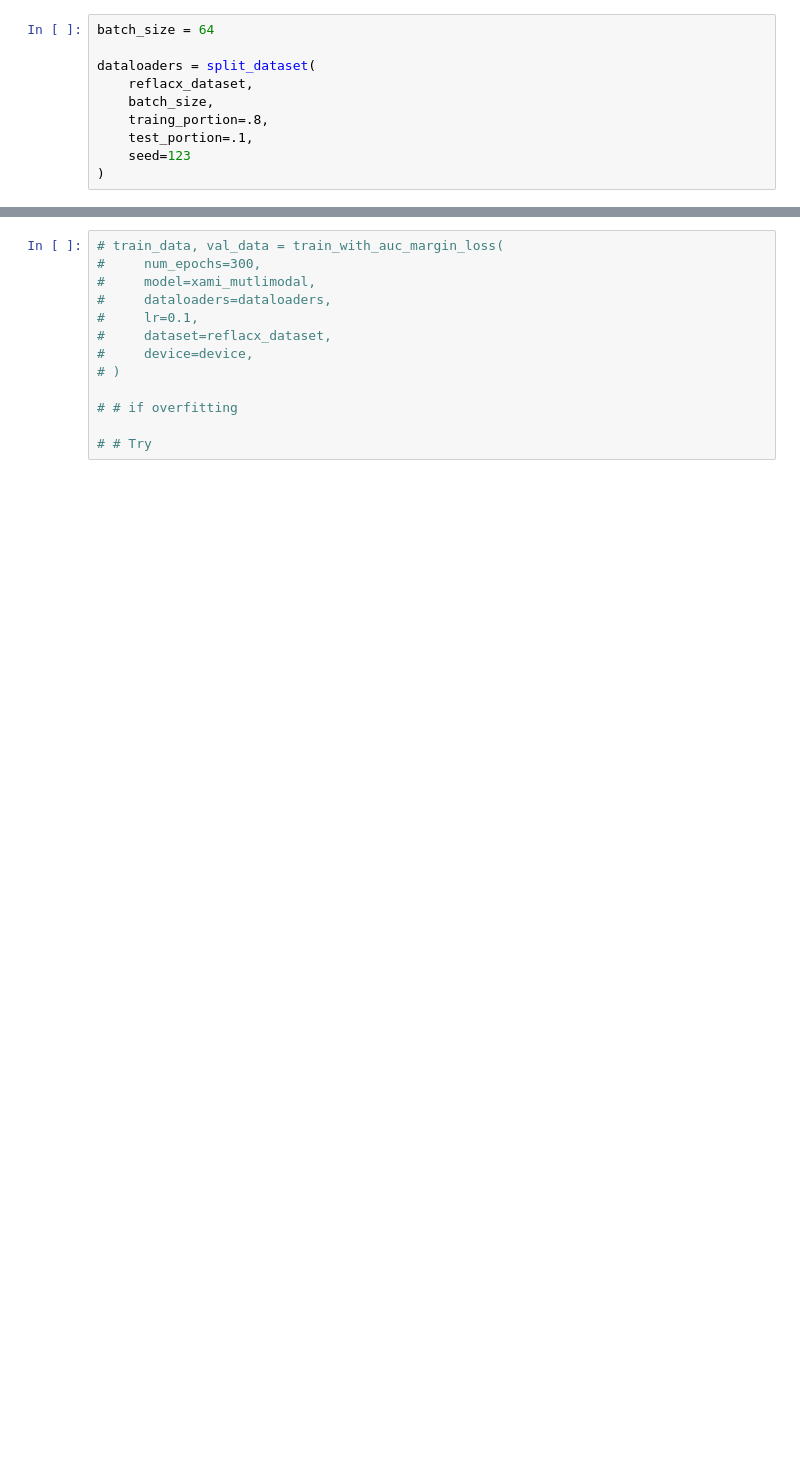
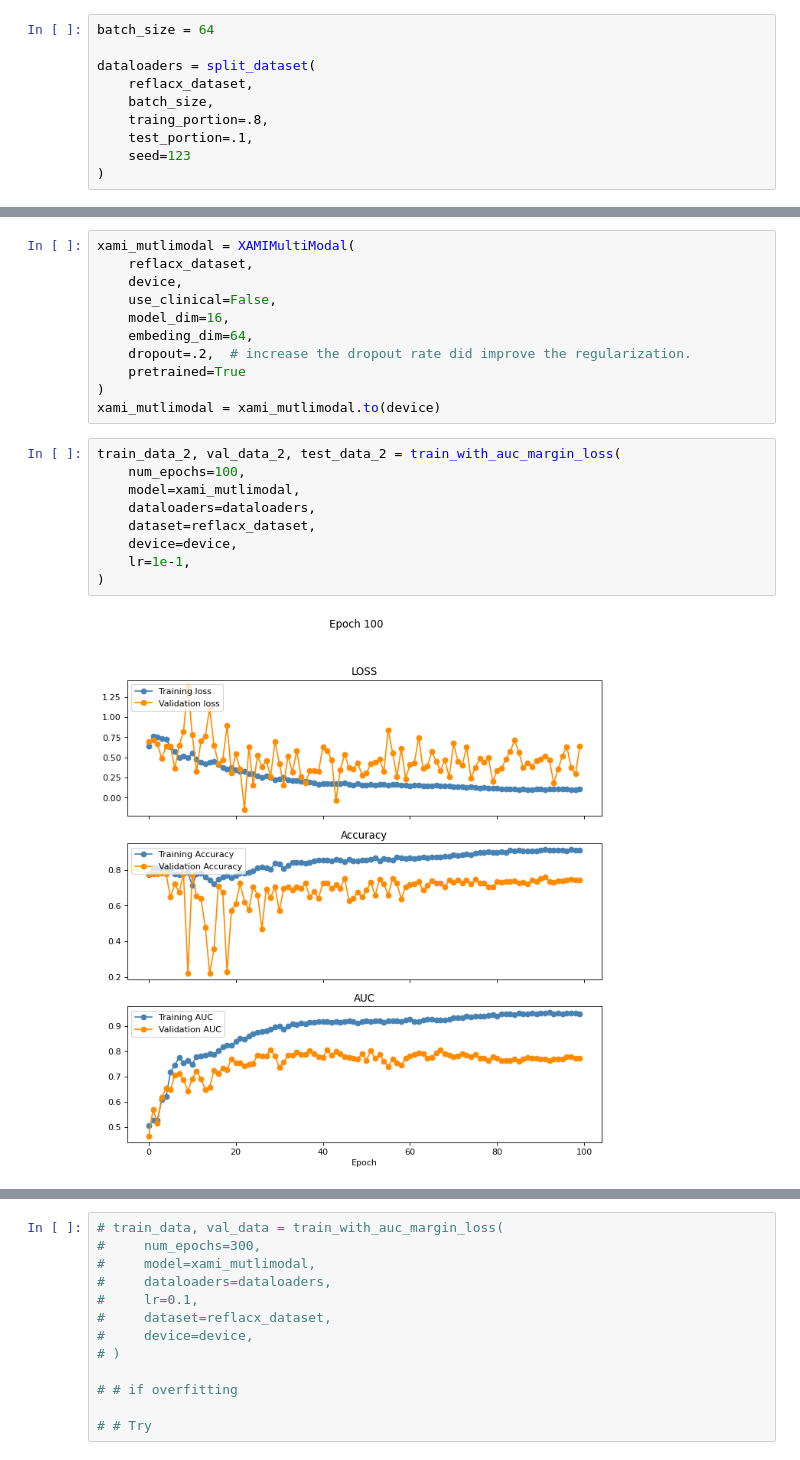
Before and after one commit to ChihchengHsieh/Multimodal-Medical-Diagnosis-System, a Jupyter notebook: train.ipynb, the cells around one changed output, grey strips where cells are left out. Cells and saved outputs as stored; diff of their text form; blank space fills up the shorter version.

```diff
--- a/train.ipynb
+++ b/train.ipynb
@@ -99,0 +97,22 @@ KeyboardInterrupt:
+# %%
+xami_mutlimodal = XAMIMultiModal(
+    reflacx_dataset,
+    device,
+    use_clinical=False,
+    model_dim=16,
+    embeding_dim=64,
+    dropout=.2,  # increase the dropout rate did improve the regularization.
+    pretrained=True
+)
+xami_mutlimodal = xami_mutlimodal.to(device)
+# %%
+train_data_2, val_data_2, test_data_2 = train_with_auc_margin_loss(
+    num_epochs=100,
+    model=xami_mutlimodal,
+    dataloaders=dataloaders,
+    dataset=reflacx_dataset,
+    device=device,
+    lr=1e-1,
+)
+# %% [output]
+[figure, added]
```
Also changed, not shown: parts of 8 cells of this notebook, 17 other files.
